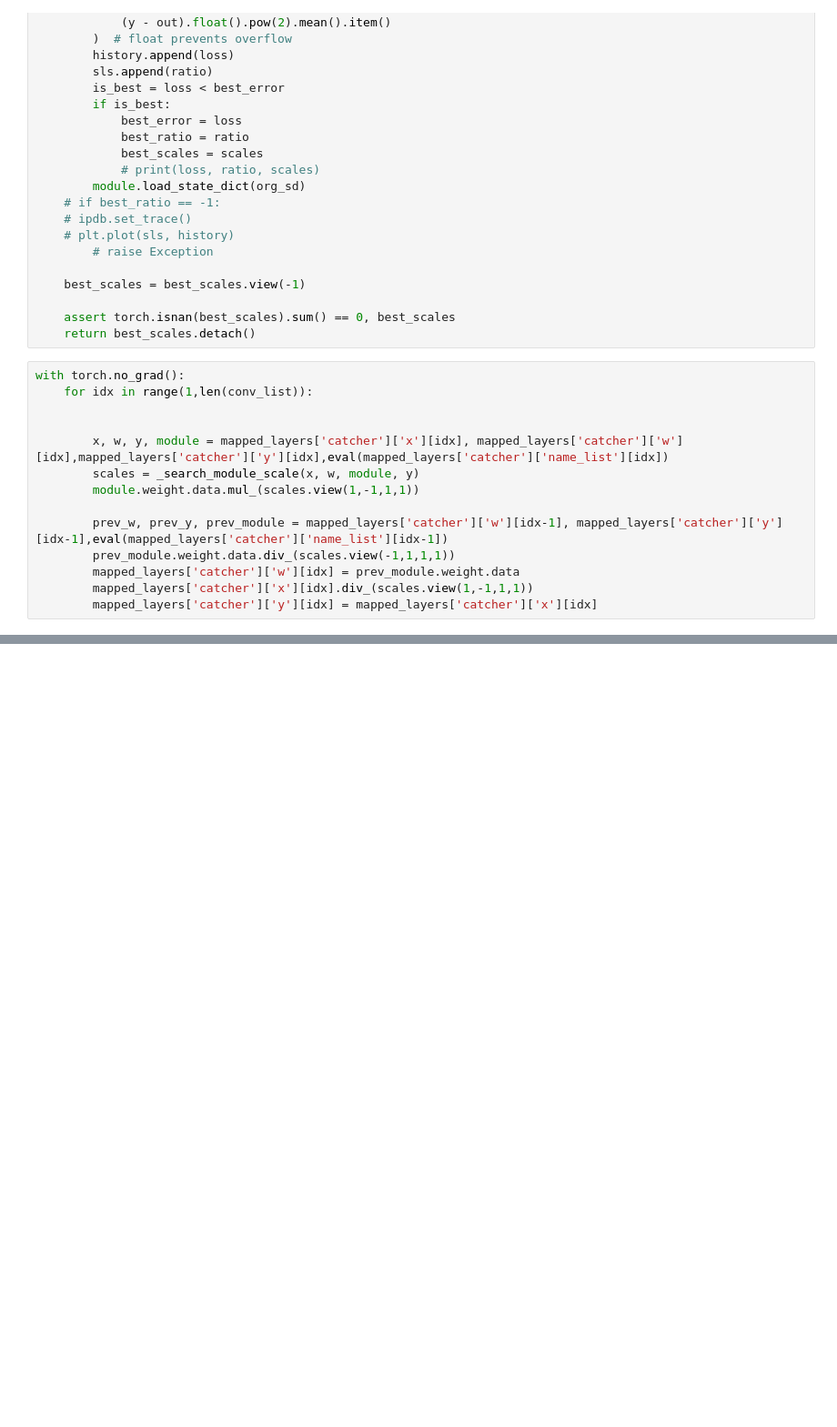
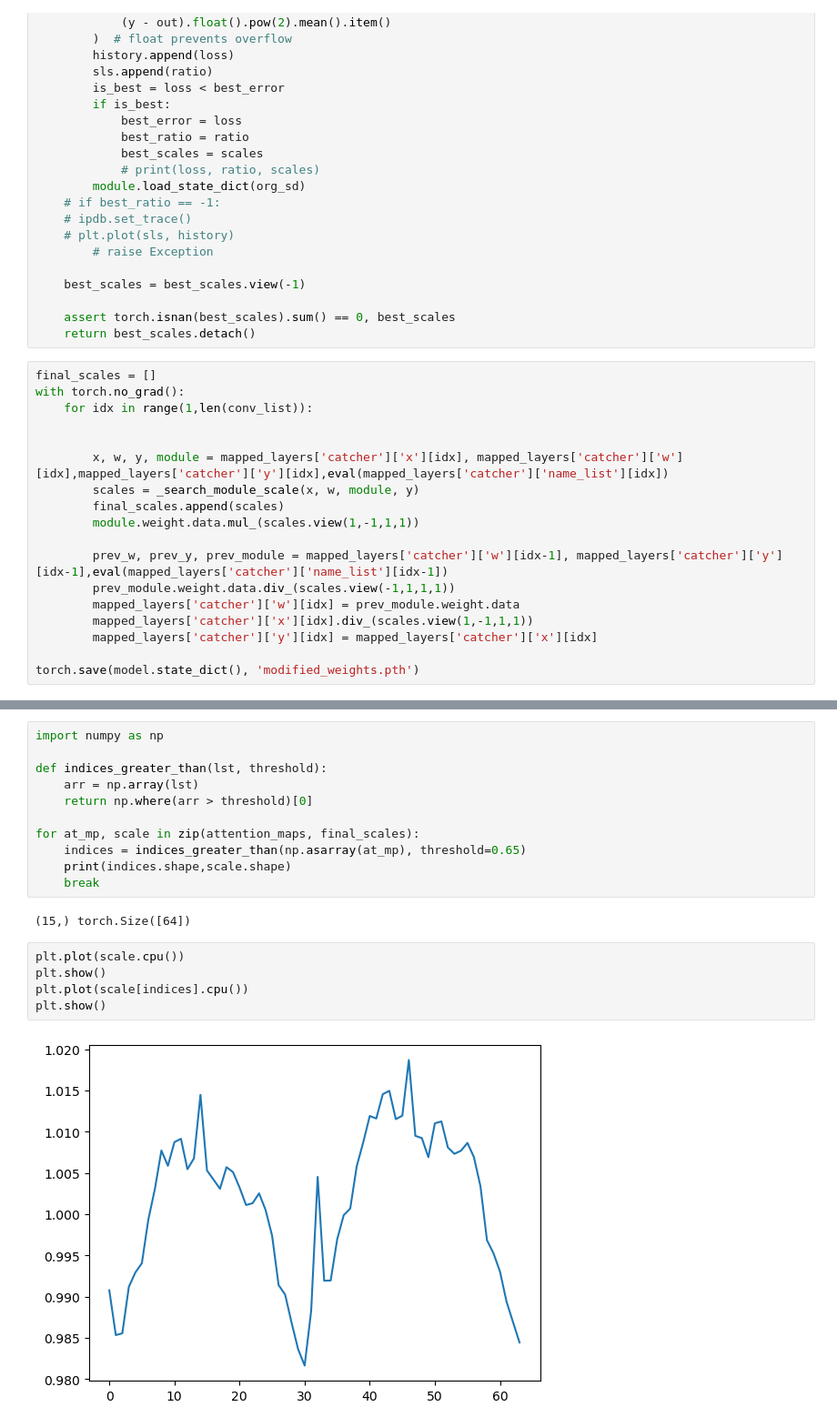
Before and after one commit to satabios/playground, a Jupyter notebook: AWQ Mod.ipynb, the cells around one changed output, grey strips where cells are left out. Shown at 91% size. Cells and saved outputs as stored; diff of their text form; blank space fills up the shorter version.

```diff
--- a/AWQ Mod.ipynb
+++ b/AWQ Mod.ipynb
@@ -1138,12 +1215,14 @@ def _search_module_scale(x,w, module, y):
     assert torch.isnan(best_scales).sum() == 0, best_scales
     return best_scales.detach()
 # %%
+final_scales = []
 with torch.no_grad():
     for idx in range(1,len(conv_list)):
 
 
         x, w, y, module = mapped_layers['catcher']['x'][idx], mapped_layers['catcher']['w'][idx],mapped_layers['catcher']['y'][idx],eval(mapped_layers['catcher']['name_list'][idx])
         scales = _search_module_scale(x, w, module, y)
+        final_scales.append(scales)
         module.weight.data.mul_(scales.view(1,-1,1,1))
 
         prev_w, prev_y, prev_module = mapped_layers['catcher']['w'][idx-1], mapped_layers['catcher']['y'][idx-1],eval(mapped_layers['catcher']['name_list'][idx-1])
@@ -1151,3 +1230,5 @@ with torch.no_grad():
         mapped_layers['catcher']['w'][idx] = prev_module.weight.data
         mapped_layers['catcher']['x'][idx].div_(scales.view(1,-1,1,1))
         mapped_layers['catcher']['y'][idx] = mapped_layers['catcher']['x'][idx]
+
+torch.save(model.state_dict(), 'modified_weights.pth')
@@ -1153,0 +1264,20 @@ with torch.no_grad():
+# %%
+import numpy as np
+
+def indices_greater_than(lst, threshold):
+    arr = np.array(lst)
+    return np.where(arr > threshold)[0]
+
+for at_mp, scale in zip(attention_maps, final_scales):
+    indices = indices_greater_than(np.asarray(at_mp), threshold=0.65)
+    print(indices.shape,scale.shape)
+    break
+# %% [output]
+(15,) torch.Size([64])
+# %%
+plt.plot(scale.cpu())
+plt.show()
+plt.plot(scale[indices].cpu())
+plt.show()
+# %% [output]
+[figure, added]
```
Also changed, not shown: parts of 15 cells of this notebook.
